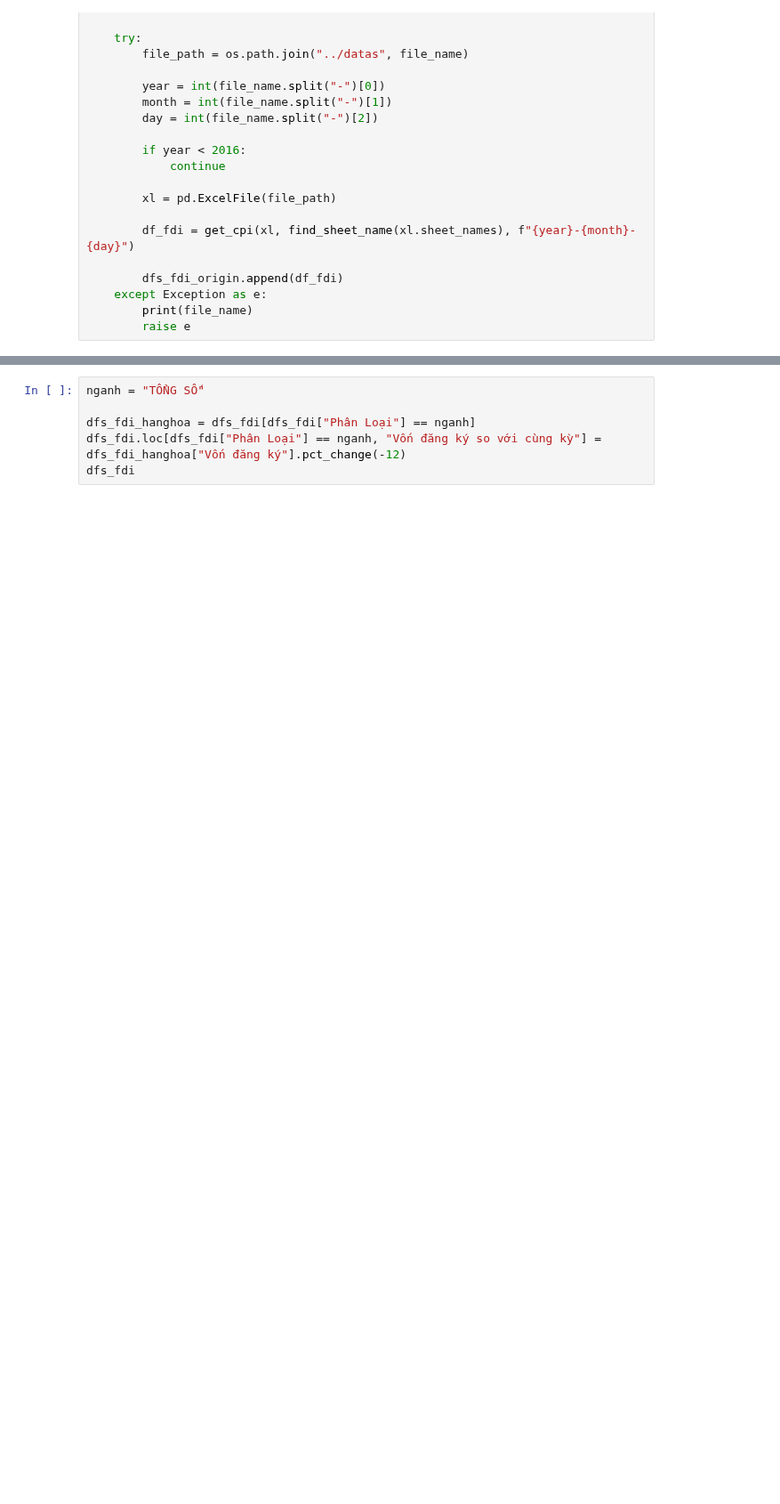
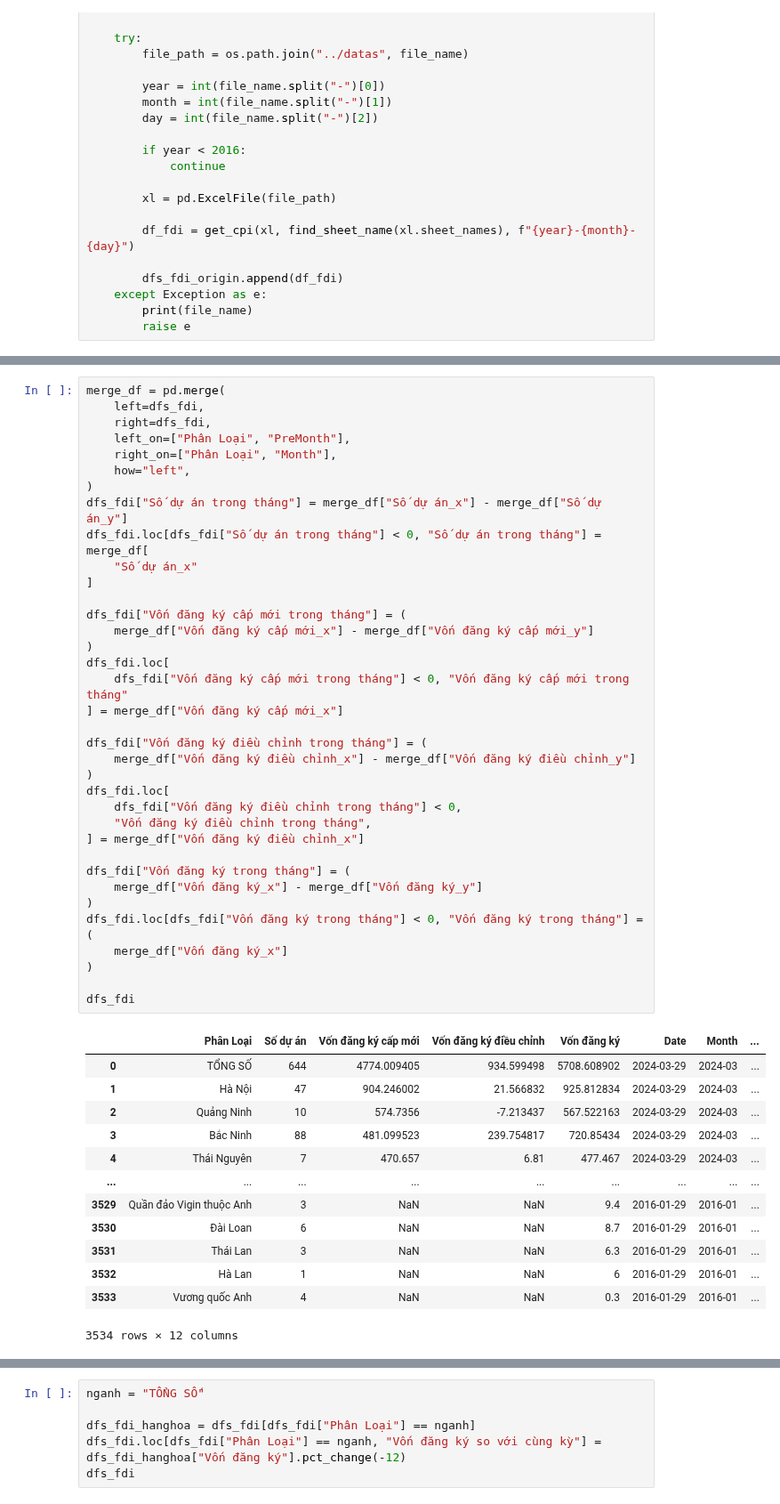
Before and after one commit to hiennguyen9874/vn-macroeconomics, a Jupyter notebook: notebooks/FDI.ipynb, the cells around one changed output, grey strips where cells are left out. Shown at 89% size. Drawn from its saved outputs; the diff is of its cells as text; blank space fills up the shorter version.

```diff
--- a/notebooks/FDI.ipynb
+++ b/notebooks/FDI.ipynb
@@ -206,0 +219,50 @@ dfs_fdi
+# %%
+merge_df = pd.merge(
+    left=dfs_fdi,
+    right=dfs_fdi,
+    left_on=["Phân Loại", "PreMonth"],
+    right_on=["Phân Loại", "Month"],
+    how="left",
+)
+dfs_fdi["Số dự án trong tháng"] = merge_df["Số dự án_x"] - merge_df["Số dự án_y"]
+dfs_fdi.loc[dfs_fdi["Số dự án trong tháng"] < 0, "Số dự án trong tháng"] = merge_df[
+    "Số dự án_x"
+]
+
+dfs_fdi["Vốn đăng ký cấp mới trong tháng"] = (
+    merge_df["Vốn đăng ký cấp mới_x"] - merge_df["Vốn đăng ký cấp mới_y"]
+)
+dfs_fdi.loc[
+    dfs_fdi["Vốn đăng ký cấp mới trong tháng"] < 0, "Vốn đăng ký cấp mới trong tháng"
+] = merge_df["Vốn đăng ký cấp mới_x"]
+
+dfs_fdi["Vốn đăng ký điều chỉnh trong tháng"] = (
+    merge_df["Vốn đăng ký điều chỉnh_x"] - merge_df["Vốn đăng ký điều chỉnh_y"]
+)
+dfs_fdi.loc[
+    dfs_fdi["Vốn đăng ký điều chỉnh trong tháng"] < 0,
+    "Vốn đăng ký điều chỉnh trong tháng",
+] = merge_df["Vốn đăng ký điều chỉnh_x"]
+
+dfs_fdi["Vốn đăng ký trong tháng"] = (
+    merge_df["Vốn đăng ký_x"] - merge_df["Vốn đăng ký_y"]
+)
+dfs_fdi.loc[dfs_fdi["Vốn đăng ký trong tháng"] < 0, "Vốn đăng ký trong tháng"] = (
+    merge_df["Vốn đăng ký_x"]
+)
+
+dfs_fdi
+# %% [output]
+|  | Phân Loại | Số dự án | Vốn đăng ký cấp mới | Vốn đăng ký điều chỉnh | Vốn đăng ký | Date | Month | ... |
+| 0 | TỔNG SỐ | 644 | 4774.009405 | 934.599498 | 5708.608902 | 2024-03-29 | 2024-03 | ... |
+| 1 | Hà Nội | 47 | 904.246002 | 21.566832 | 925.812834 | 2024-03-29 | 2024-03 | ... |
+| 2 | Quảng Ninh | 10 | 574.7356 | -7.213437 | 567.522163 | 2024-03-29 | 2024-03 | ... |
+| 3 | Bắc Ninh | 88 | 481.099523 | 239.754817 | 720.85434 | 2024-03-29 | 2024-03 | ... |
+| 4 | Thái Nguyên | 7 | 470.657 | 6.81 | 477.467 | 2024-03-29 | 2024-03 | ... |
+| ... | ... | ... | ... | ... | ... | ... | ... | ... |
+| 3529 | Quần đảo Vigin thuộc Anh | 3 | NaN | NaN | 9.4 | 2016-01-29 | 2016-01 | ... |
+| 3530 | Đài Loan | 6 | NaN | NaN | 8.7 | 2016-01-29 | 2016-01 | ... |
+| 3531 | Thái Lan | 3 | NaN | NaN | 6.3 | 2016-01-29 | 2016-01 | ... |
+| 3532 | Hà Lan | 1 | NaN | NaN | 6 | 2016-01-29 | 2016-01 | ... |
+| 3533 | Vương quốc Anh | 4 | NaN | NaN | 0.3 | 2016-01-29 | 2016-01 | ... |
+3534 rows × 12 columns
```
Also changed, not shown: parts of 7 cells of this notebook, 34 other files.
